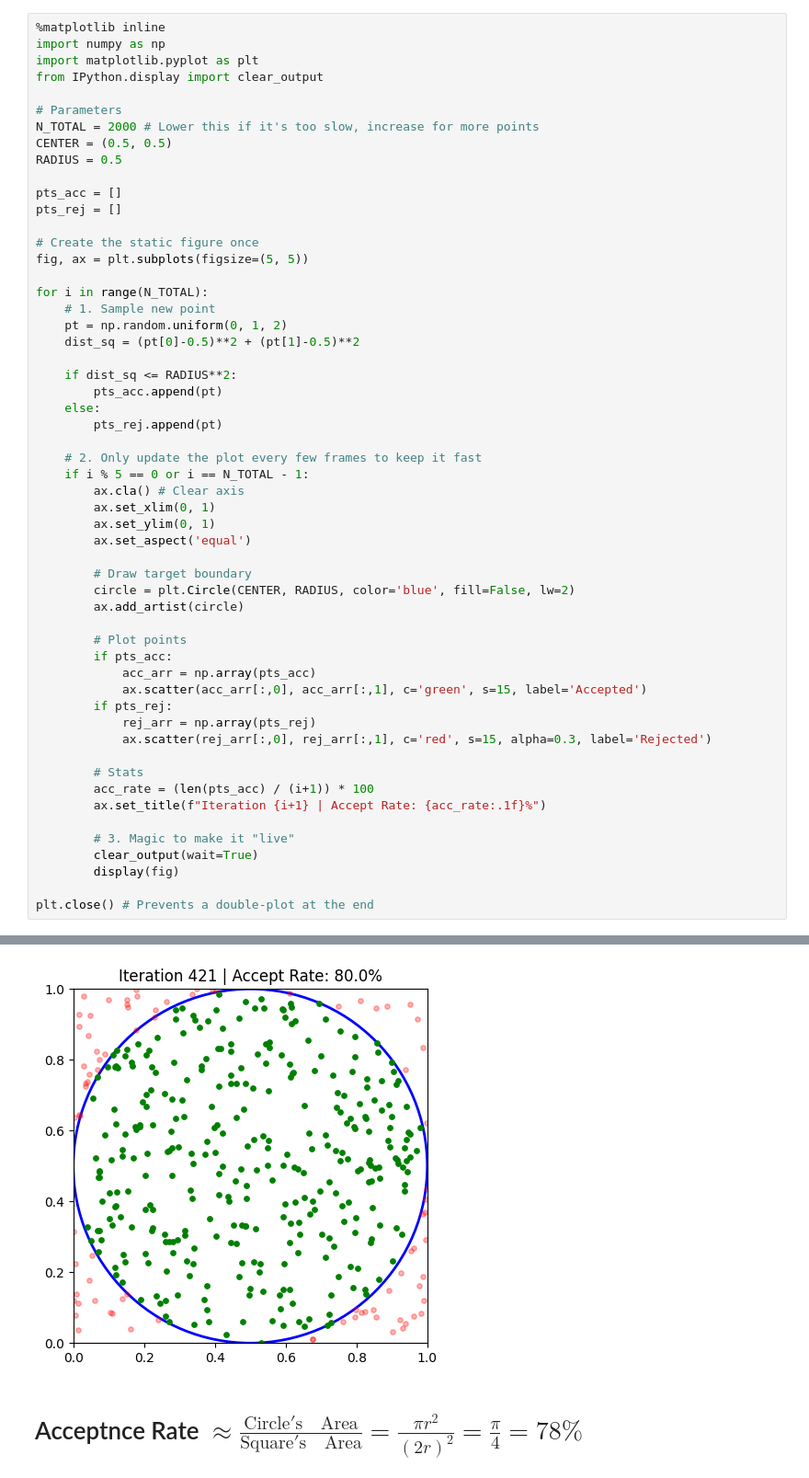
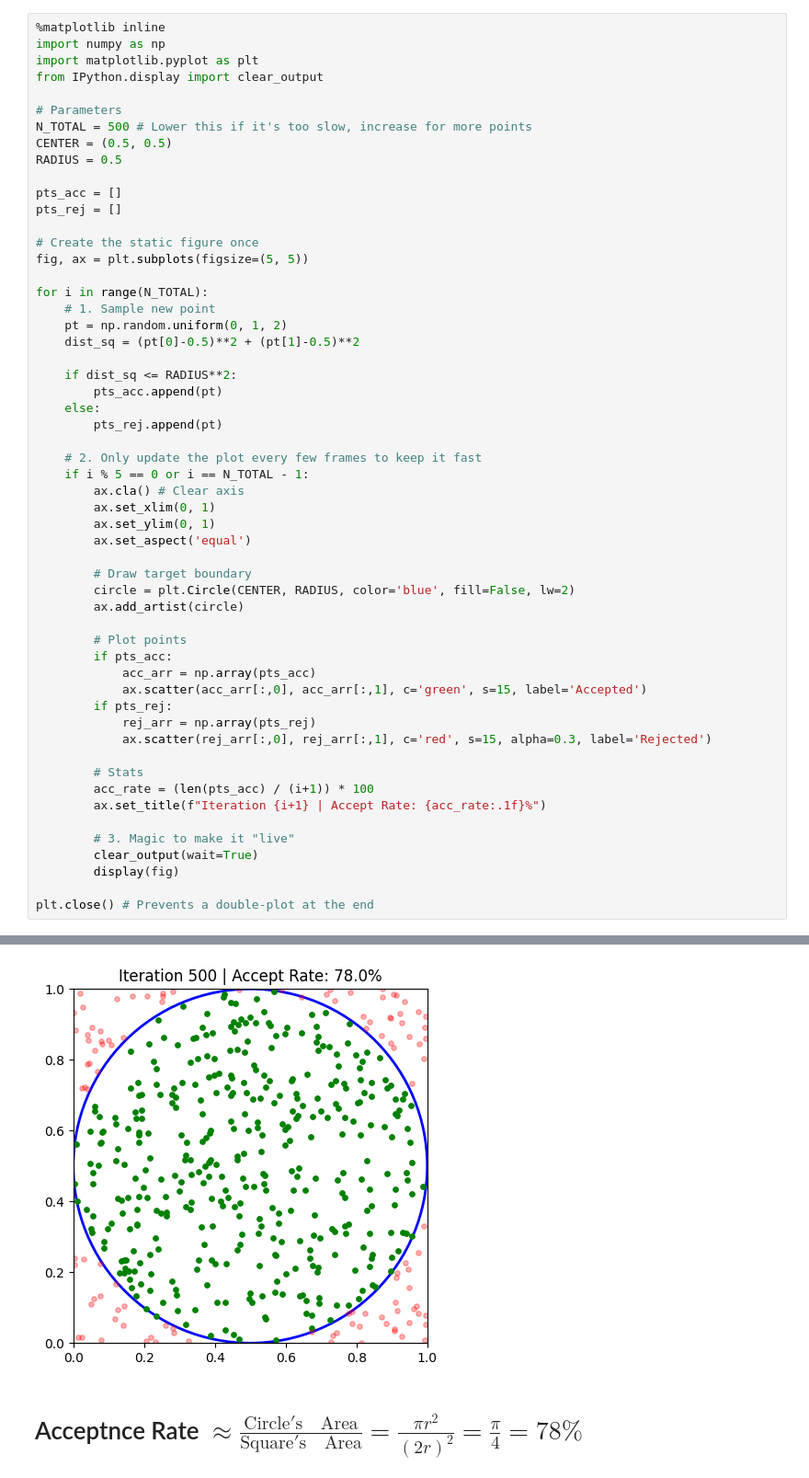
Before and after one commit to Orzilber/computationl-statistics, a Jupyter notebook: accept_reject.ipynb, the cells around one changed output, grey strips where cells are left out. Shown at 92% size. Cells and saved outputs as stored; diff of their text form.

Commit message:
updating plots

```diff
--- a/accept_reject.ipynb
+++ b/accept_reject.ipynb
@@ -86,7 +68,7 @@ import matplotlib.pyplot as plt
 from IPython.display import clear_output
 
 # Parameters
-N_TOTAL = 2000 # Lower this if it's too slow, increase for more points
+N_TOTAL = 500 # Lower this if it's too slow, increase for more points
 CENTER = (0.5, 0.5)
 RADIUS = 0.5
 
@@ -139,4 +120,4 @@ KeyboardInterrupt:
-[figure, old version]
+[figure, new version]
 # %% [markdown]
 # Acceptnce Rate $ \approx \frac{\mathrm{Circle's \quad Area}}{\mathrm{Square's \quad Area}} = \frac{\pi r^2}{(2r)^2} = \frac{\pi}{4} = 78\%$
 # %%
```
Also changed, not shown: parts of 3 cells of this notebook.
